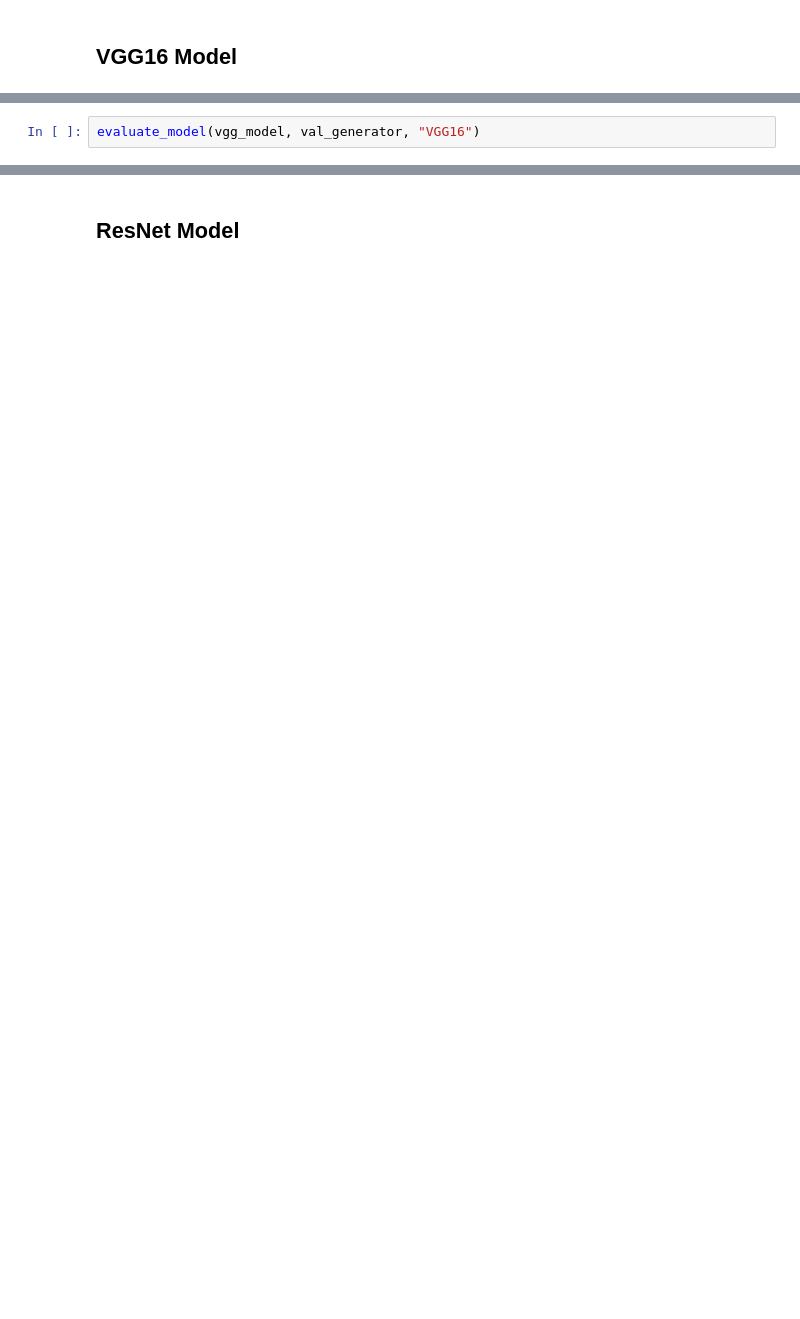
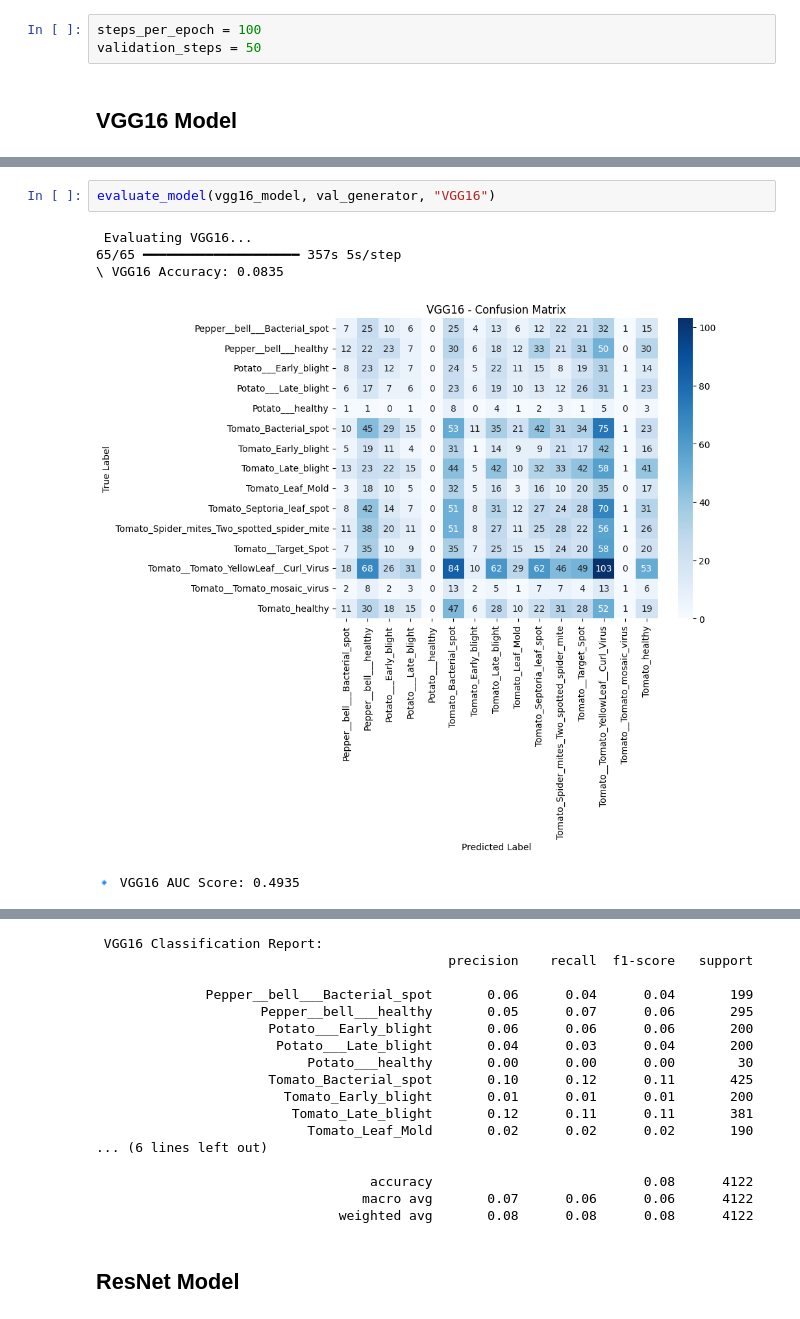
Before and after one commit to cindurasri/plant-disease, a Jupyter notebook: plantdisease_notebook.ipynb, the cells around one changed output, grey strips where cells are left out. Saved outputs shown, nothing was run; the diff lists cells and outputs as text; blank space fills up the shorter version.

```diff
--- a/plantdisease_notebook.ipynb
+++ b/plantdisease_notebook.ipynb
@@ -189,6 +189,9 @@ def evaluate_model(model, val_generator, model_name):
     # Classification Report
     print(f"\n {model_name} Classification Report:")
     print(classification_report(val_true_classes, val_preds_classes, target_names=classes))
+# %%
+steps_per_epoch = 100
+validation_steps = 50
 # %% [markdown]
 ## VGG16 Model
 # %%
@@ -261,2 +256,8 @@ vgg_model.summary()
 # %%
-evaluate_model(vgg_model, val_generator, "VGG16")
+evaluate_model(vgg16_model, val_generator, "VGG16")
+# %% [output]
+ Evaluating VGG16...
+65/65 ━━━━━━━━━━━━━━━━━━━━ 357s 5s/step
+\ VGG16 Accuracy: 0.0835
+[figure, added]
+🔹 VGG16 AUC Score: 0.4935
@@ -263,3 +265,20 @@ evaluate_model(vgg_model, val_generator, "VGG16")
+ VGG16 Classification Report:
+                                             precision    recall  f1-score   support
+
+              Pepper__bell___Bacterial_spot       0.06      0.04      0.04       199
+                     Pepper__bell___healthy       0.05      0.07      0.06       295
+                      Potato___Early_blight       0.06      0.06      0.06       200
+                       Potato___Late_blight       0.04      0.03      0.04       200
+                           Potato___healthy       0.00      0.00      0.00        30
+                      Tomato_Bacterial_spot       0.10      0.12      0.11       425
+                        Tomato_Early_blight       0.01      0.01      0.01       200
+                         Tomato_Late_blight       0.12      0.11      0.11       381
+                           Tomato_Leaf_Mold       0.02      0.02      0.02       190
+... (6 lines left out)
+
+                                   accuracy                           0.08      4122
+                                  macro avg       0.07      0.06      0.06      4122
+                               weighted avg       0.08      0.08      0.08      4122
 # %% [markdown]
 ## ResNet Model
 # %%
```
Also changed, not shown: parts of 16 cells of this notebook.
